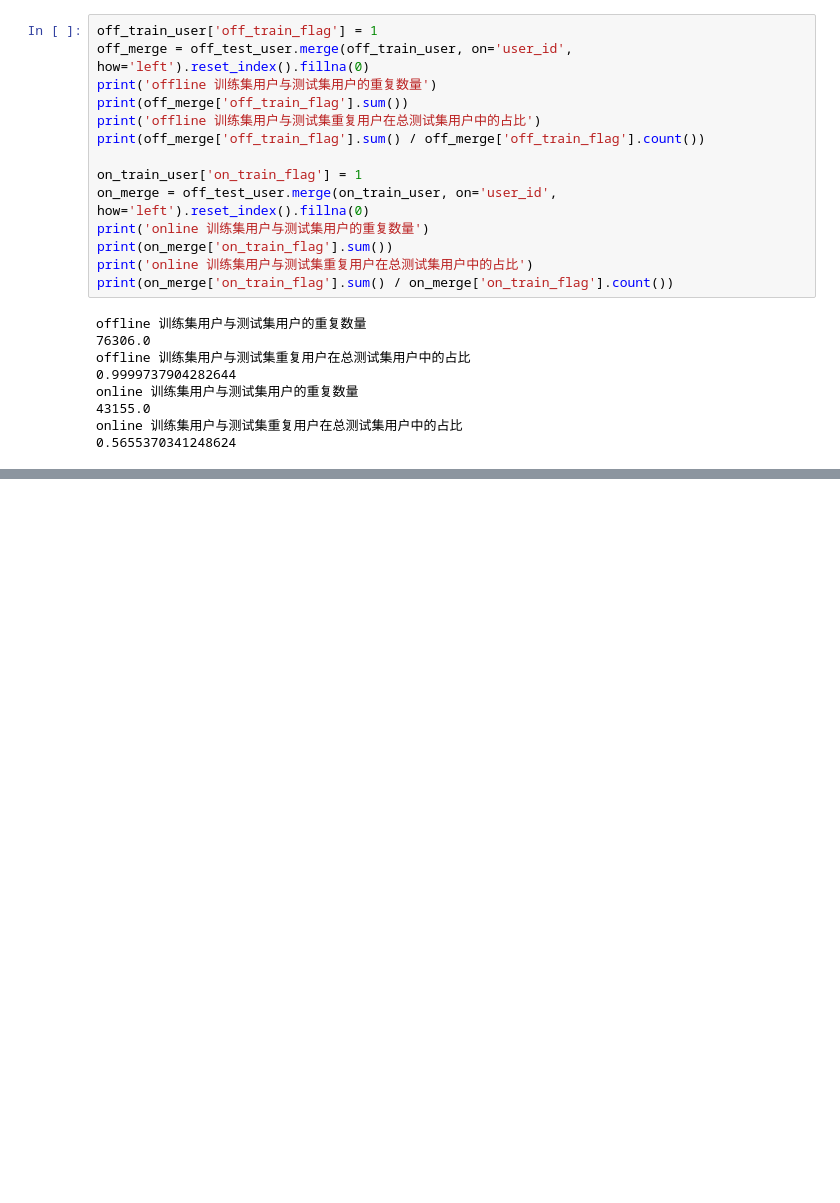
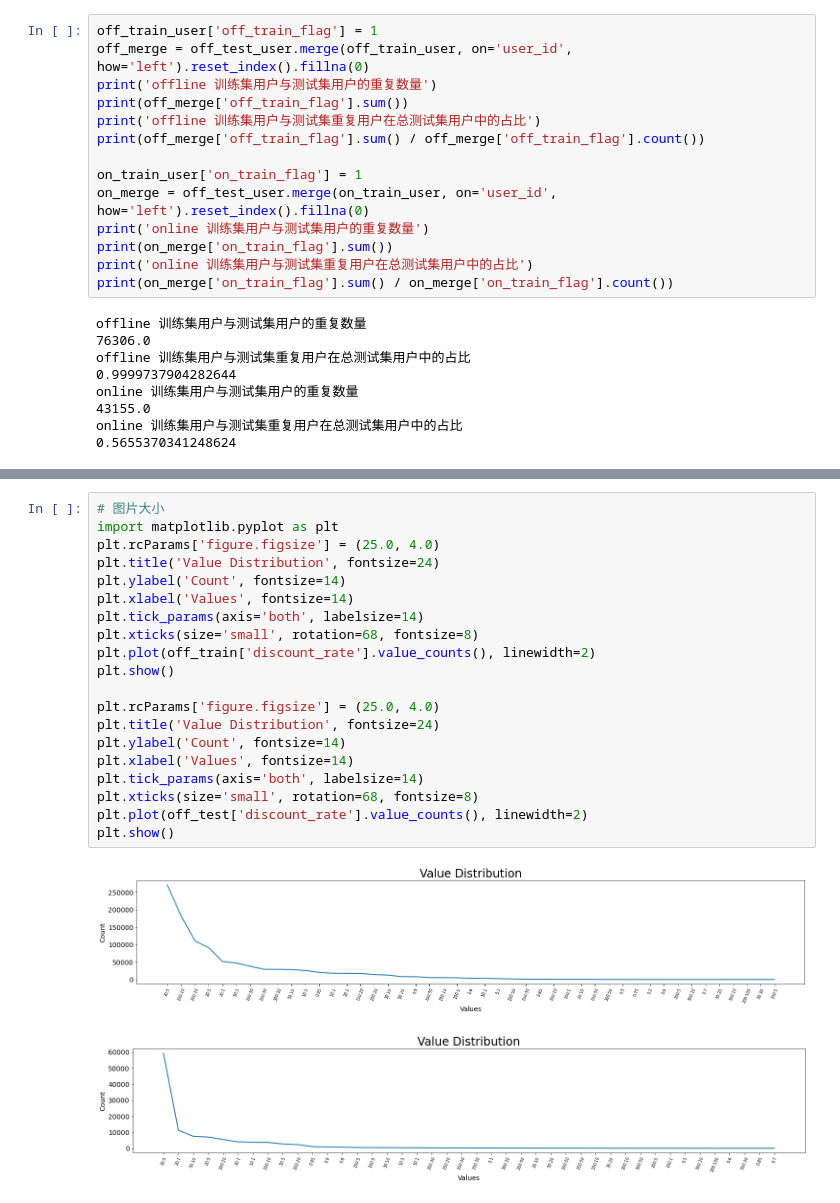
Before and after one commit to SCUISQianFeng/tianchi-ml-base, a Jupyter notebook: TianChi/baseLine/ccf/data_explore.ipynb, the cells around one changed output, grey strips where cells are left out. Drawn from its saved outputs; the diff is of its cells as text; blank space fills up the shorter version.

```diff
--- a/TianChi/baseLine/ccf/data_explore.ipynb
+++ b/TianChi/baseLine/ccf/data_explore.ipynb
@@ -230,0 +357,23 @@ off_train_
+# %%
+# 图片大小
+import matplotlib.pyplot as plt
+plt.rcParams['figure.figsize'] = (25.0, 4.0)
+plt.title('Value Distribution', fontsize=24)
+plt.ylabel('Count', fontsize=14)
+plt.xlabel('Values', fontsize=14)
+plt.tick_params(axis='both', labelsize=14)
+plt.xticks(size='small', rotation=68, fontsize=8)
+plt.plot(off_train['discount_rate'].value_counts(), linewidth=2)
+plt.show()
+
+plt.rcParams['figure.figsize'] = (25.0, 4.0)
+plt.title('Value Distribution', fontsize=24)
+plt.ylabel('Count', fontsize=14)
+plt.xlabel('Values', fontsize=14)
+plt.tick_params(axis='both', labelsize=14)
+plt.xticks(size='small', rotation=68, fontsize=8)
+plt.plot(off_test['discount_rate'].value_counts(), linewidth=2)
+plt.show()
+# %% [output]
+[figure, added]
+[figure, added]
```
Also changed, not shown: parts of 6 cells of this notebook, 2 other files.
